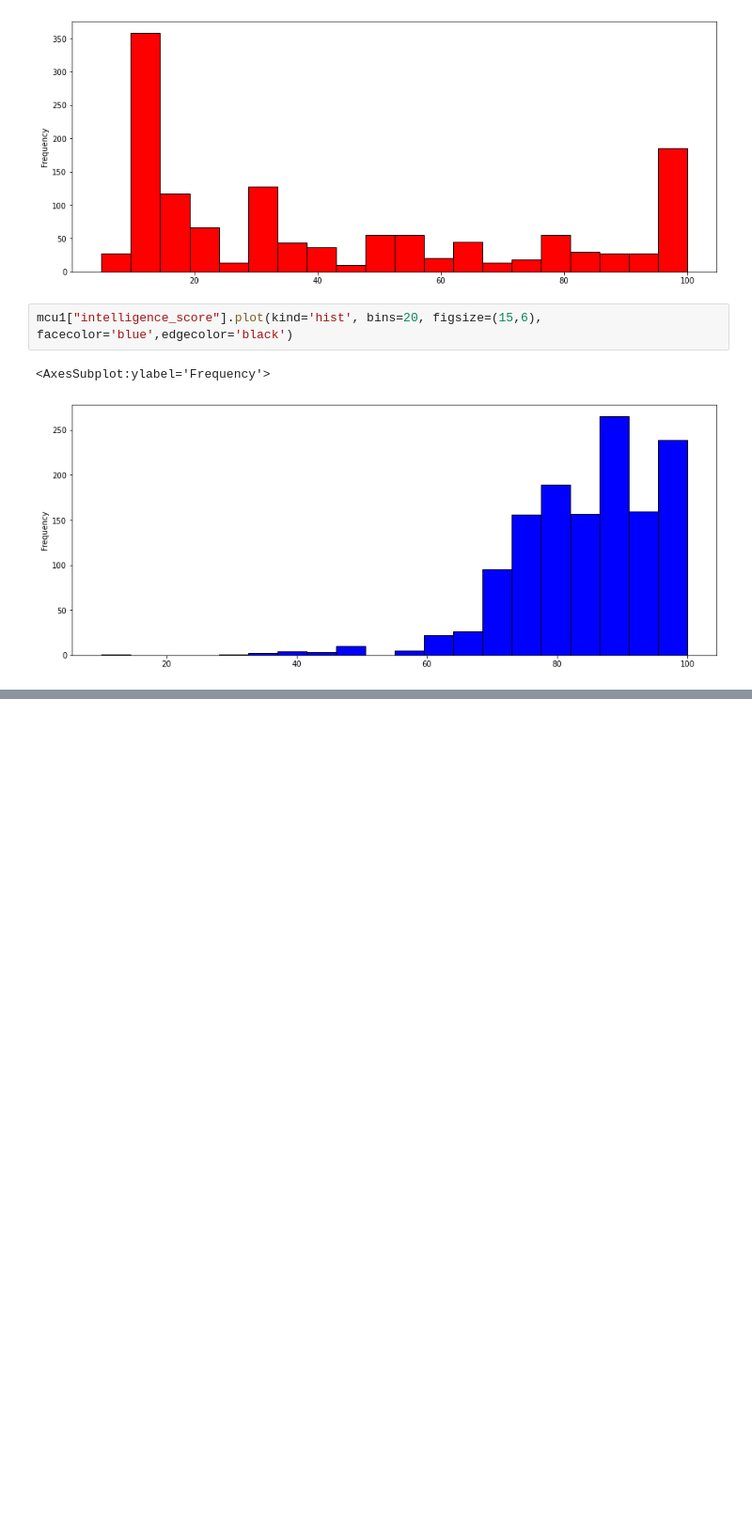
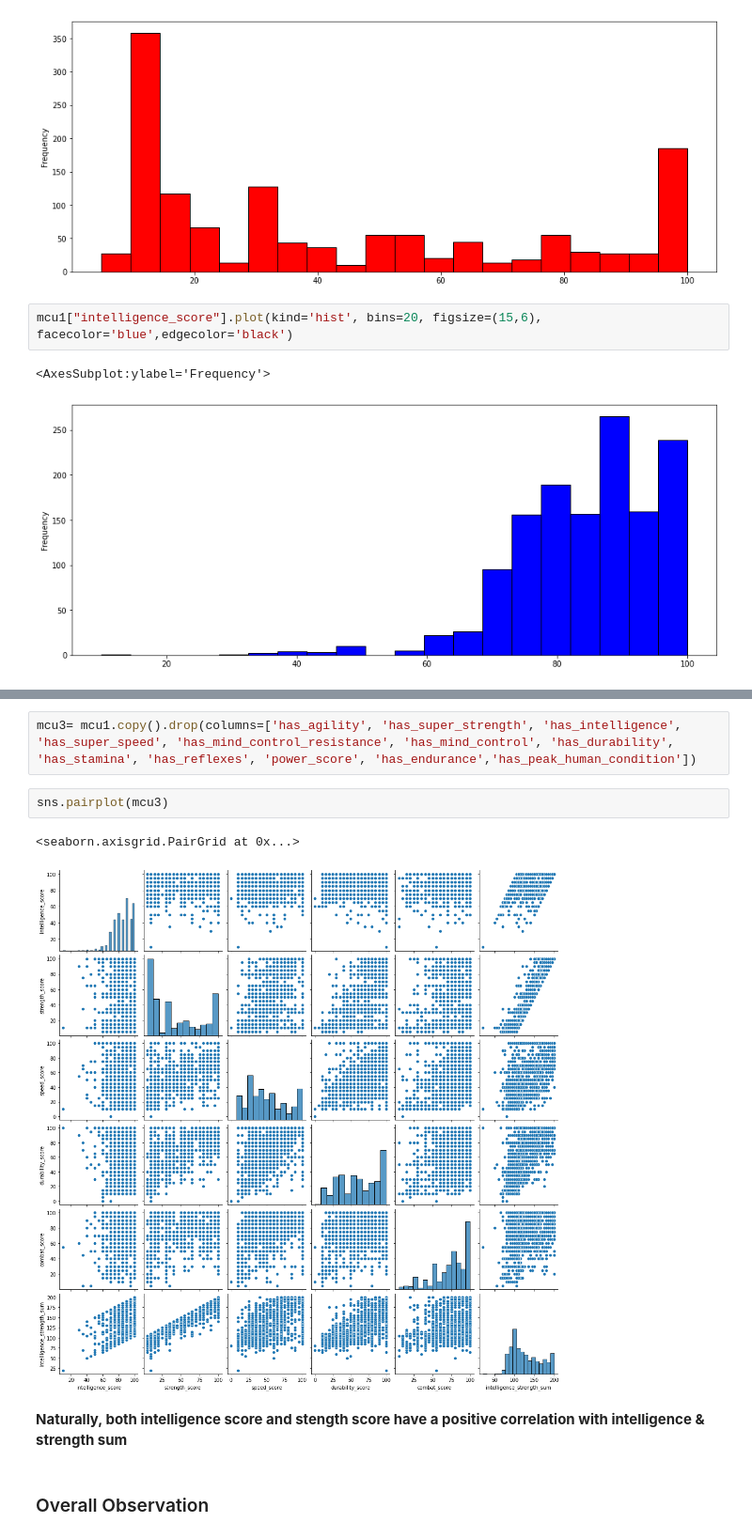
Before and after one commit to data301-2021-winter1/project-group04-project, a Jupyter notebook: notebooks/analysis1.ipynb, the cells around one changed output, grey strips where cells are left out. Shown at 94% size. Cells and saved outputs as stored; diff of their text form; blank space fills up the shorter version.

```diff
--- a/notebooks/analysis1.ipynb
+++ b/notebooks/analysis1.ipynb
@@ -321,0 +334,11 @@ mcu1.plot(kind='scatter', x="overall_score", y="intelligence_score")
+# %%
+mcu3= mcu1.copy().drop(columns=['has_agility', 'has_super_strength', 'has_intelligence', 'has_super_speed', 'has_mind_control_resistance', 'has_mind_control', 'has_durability', 'has_stamina', 'has_reflexes', 'power_score', 'has_endurance','has_peak_human_condition'])
+# %%
+sns.pairplot(mcu3)
+# %% [output]
+<seaborn.axisgrid.PairGrid at 0x...>
+[figure, added]
+# %% [markdown]
+**Naturally, both intelligence score and stength score have a positive correlation with intelligence & strength sum**
+# %% [markdown]
+### Overall Observation
```
Also changed, not shown: parts of 12 cells of this notebook.
